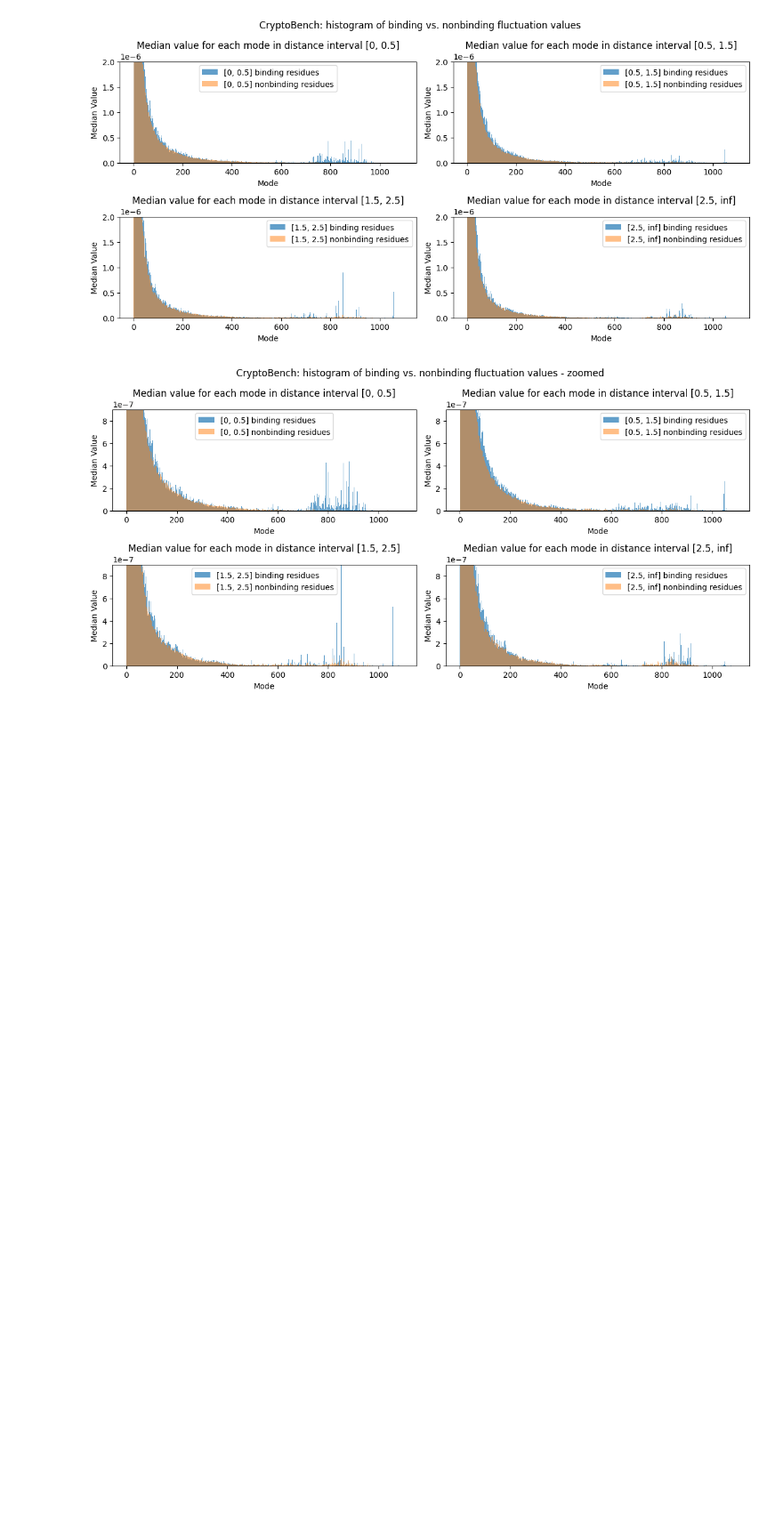
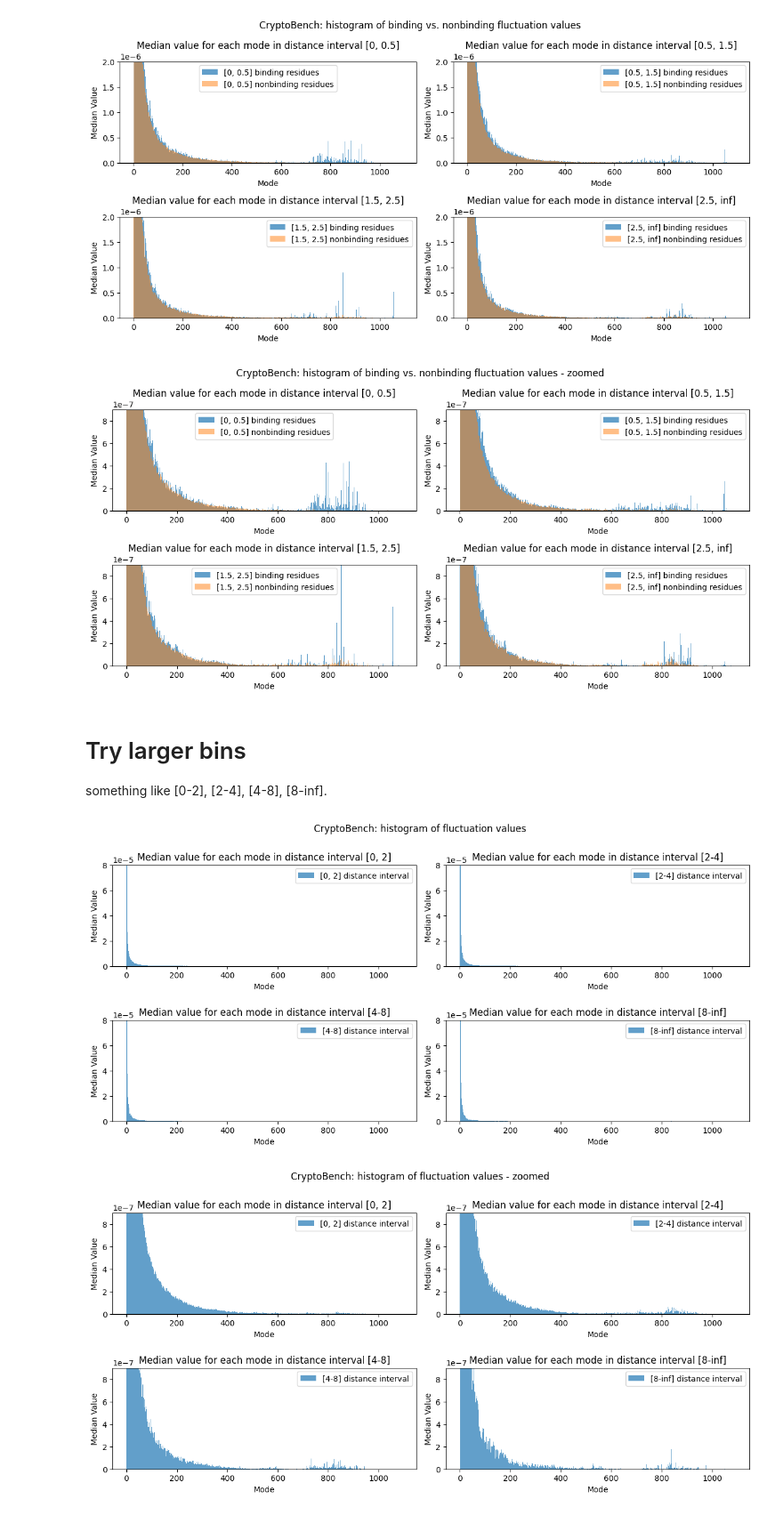
Before and after one commit to skrhakv/pocket-movement-analysis, a Jupyter notebook: src/feature-analysis/residue-distances/analysis.ipynb, the cells around one changed output. Shown at 89% size. Cells and saved outputs as stored; diff of their text form; code cells hidden in the pictures; blank space fills up the shorter version.

```diff
--- a/src/feature-analysis/residue-distances/analysis.ipynb
+++ b/src/feature-analysis/residue-distances/analysis.ipynb
@@ -335,3 +333,19 @@ print_combined_barcharts(binding_binned_fluctuation_by_distance, nonbinding_binn
 # %% [output]
 [figure]
 [figure]
+# %% [markdown]
+# Try larger bins
+something like [0-2], [2-4], [4-8], [8-inf].
+# %%
+bins = [0, 2, 4, 8, np.inf]
+labels = ['[0, 2]', '[2-4]', '[4-8]', '[8-inf]']
+
+dataset = 'cryptobench-dataset'
+
+binned_fluctuation_by_distance = bin_fluctuations_by_distance(dataset, bins, labels)
+
+print_barcharts(binned_fluctuation_by_distance, title='CryptoBench: histogram of fluctuation values', lim=8e-05)
+print_barcharts(binned_fluctuation_by_distance, title='CryptoBench: histogram of fluctuation values - zoomed', lim=9e-07)
+# %% [output]
+[figure, added]
+[figure, added]
```
Also changed, not shown: parts of 7 cells of this notebook, 4 other files.
